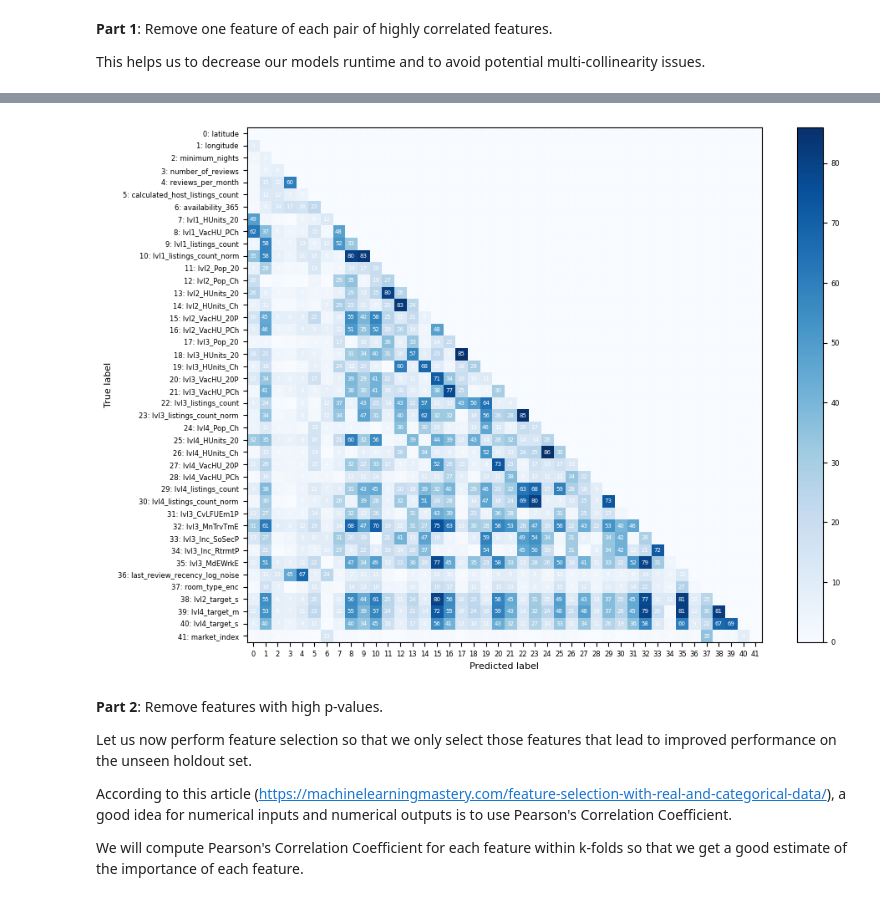
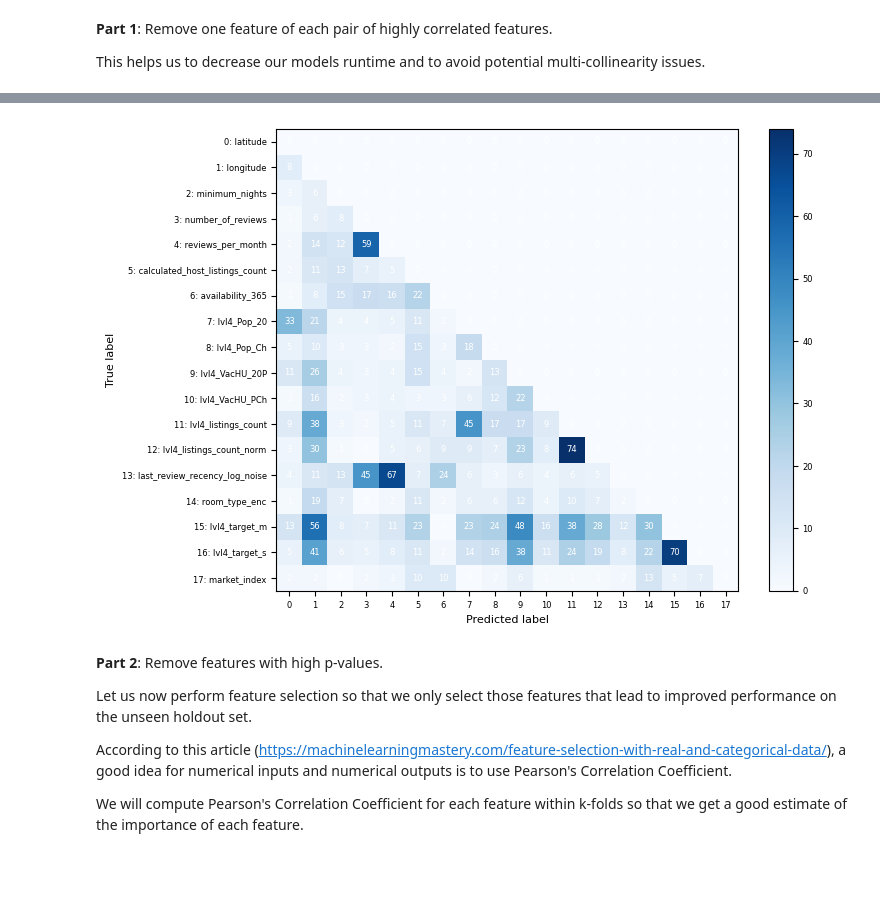
Before and after one commit to lassefschmidt/Ensemble-Learning-on-AirBnb-dataset, a Jupyter notebook: 1_Feature Selection.ipynb, the cells around one changed output, grey strips where cells are left out. Saved outputs shown, nothing was run; the diff lists cells and outputs as text; code cells hidden in the pictures; blank space fills up the shorter version.

```diff
--- a/1_Feature Selection.ipynb
+++ b/1_Feature Selection.ipynb
@@ -81,15 +81,14 @@ print(airbnb_test.shape)
 # %%
 # which columns we want to drop after preprocessing
 drop_cols = ["name", "host_id", "geometry", "room_type", "last_review", "last_review_recency",
-             "lvl1_GeoID", "lvl1_name", "lvl2_GeoID", "lvl2_name", "lvl3_GeoID", "lvl3_name",
-             "lvl4_GeoID", "lvl4_name"]
+             "lvl4_GeoID", "lvl4_name"] + [i for i in airbnb.columns if "lvl" in i and "lvl4" not in i]
 
 # split data
 X_train, y_train = prepData.split_frame(airbnb_train)
 X_test , y_test  = prepData.split_frame(airbnb_test)
 
 # create preprocessing pipeline
-prep_pipe = prepData.PreprocessingPipeline(lambda_type = "sigmoid", min_listings = 0,
+prep_pipe = prepData.PreprocessingPipeline(lambda_type = "sigmoid", min_listings = 3, k = 15, f = 1.5,
                                            lvl1 = lvl1, lvl2 = lvl2, lvl3 = lvl3, lvl4 = lvl4,
                                            drop_cols = drop_cols)
 
@@ -229,7 +242,7 @@ X_train, y_train = prepData.split_frame(airbnb_train)
 X_test , y_test  = prepData.split_frame(airbnb_test)
 
 # create preprocessing pipeline
-prep_pipe = prepData.PreprocessingPipeline(lambda_type = "sigmoid", min_listings = 0,
+prep_pipe = prepData.PreprocessingPipeline(lambda_type = "sigmoid", min_listings = 3, k = 15, f = 1.5,
                                            lvl1 = lvl1, lvl2 = lvl2, lvl3 = lvl3, lvl4 = lvl4,
                                            drop_cols = drop_cols)
 
@@ -245,10 +258,10 @@ corr_matrix = np.tril(np.abs(np.rint(np.array(X_train.corr()) * 100)), k = -1)
 labels = [f"{idx}: {col}" for idx, col in enumerate(X_train.columns)]
 
 # plot confusion matrix
-fig, ax = plt.subplots(figsize=(11, 8))
+fig, ax = plt.subplots(figsize=(8, 6))
 cm = ConfusionMatrixDisplay(corr_matrix,
                             display_labels = labels)
-cm.plot(ax = ax, xticks_rotation = 'vertical', cmap = plt.cm.Blues, text_kw = {"color": "w", "fontsize": 5})
+cm.plot(ax = ax, xticks_rotation = 'vertical', cmap = plt.cm.Blues, text_kw = {"color": "w", "fontsize": 6})
 ax.set_xticklabels([i for i in range(len(X_train.columns))])
 ax.tick_params(axis='x', labelrotation = 0)
 plt.show()
@@ -279,10 +277,8 @@ lvl4_target_m - lvl3_target_m                                            91.0
 # %%
 # remove one of each pair of highly correlated features
 drop_cols = ["name", "host_id", "geometry", "room_type", "last_review", "last_review_recency",
-             "lvl1_GeoID", "lvl1_name", "lvl2_GeoID", "lvl2_name", "lvl3_GeoID", "lvl3_name",
-             "lvl4_GeoID", "lvl4_name", "lvl1_Pop_20", "lvl1_Pop_Ch", "lvl1_HUnits_Ch", "lvl1_VacHU_20P",
-             "lvl2_listings_count", "lvl2_listings_count_norm", "lvl3_Pop_Ch", "lvl3_HH2E", "lvl3_MnHHIncE",
-             "lvl4_Pop_20", "lvl2_target_m", "lvl3_target_m", "lvl3_target_s"]
+             "lvl4_GeoID", "lvl4_name", "lvl4_HUnits_20",
+             "lvl4_HUnits_Ch"] + [i for i in airbnb.columns if "lvl" in i and "lvl4" not in i]
 
 # update preprocessing pipeline
 prep_pipe.drop_cols = drop_cols
@@ -298,20 +294,20 @@ X_test  = prep_pipe.transform(X_test)
 # %%
 # plot new correlation matrix
 corr_matrix = np.tril(np.abs(np.rint(np.array(X_train.corr()) * 100)), k = -1)
 
 # create labels
 labels = [f"{idx}: {col}" for idx, col in enumerate(X_train.columns)]
 
 # plot confusion matrix
-fig, ax = plt.subplots(figsize=(11, 8))
+fig, ax = plt.subplots(figsize=(8, 6))
 cm = ConfusionMatrixDisplay(corr_matrix,
                             display_labels = labels)
-cm.plot(ax = ax, xticks_rotation = 'vertical', cmap = plt.cm.Blues, text_kw = {"color": "w", "fontsize": 5})
+cm.plot(ax = ax, xticks_rotation = 'vertical', cmap = plt.cm.Blues, text_kw = {"color": "w", "fontsize": 6})
 ax.set_xticklabels([i for i in range(len(X_train.columns))])
 ax.tick_params(axis='x', labelrotation = 0)
 plt.show()
 # %% [output]
-[figure, old version]
+[figure, new version]
 # %% [markdown]
 **Part 2**: Remove features with high p-values.
 
```
Also changed, not shown: parts of 19 cells of this notebook, 3 other files.
